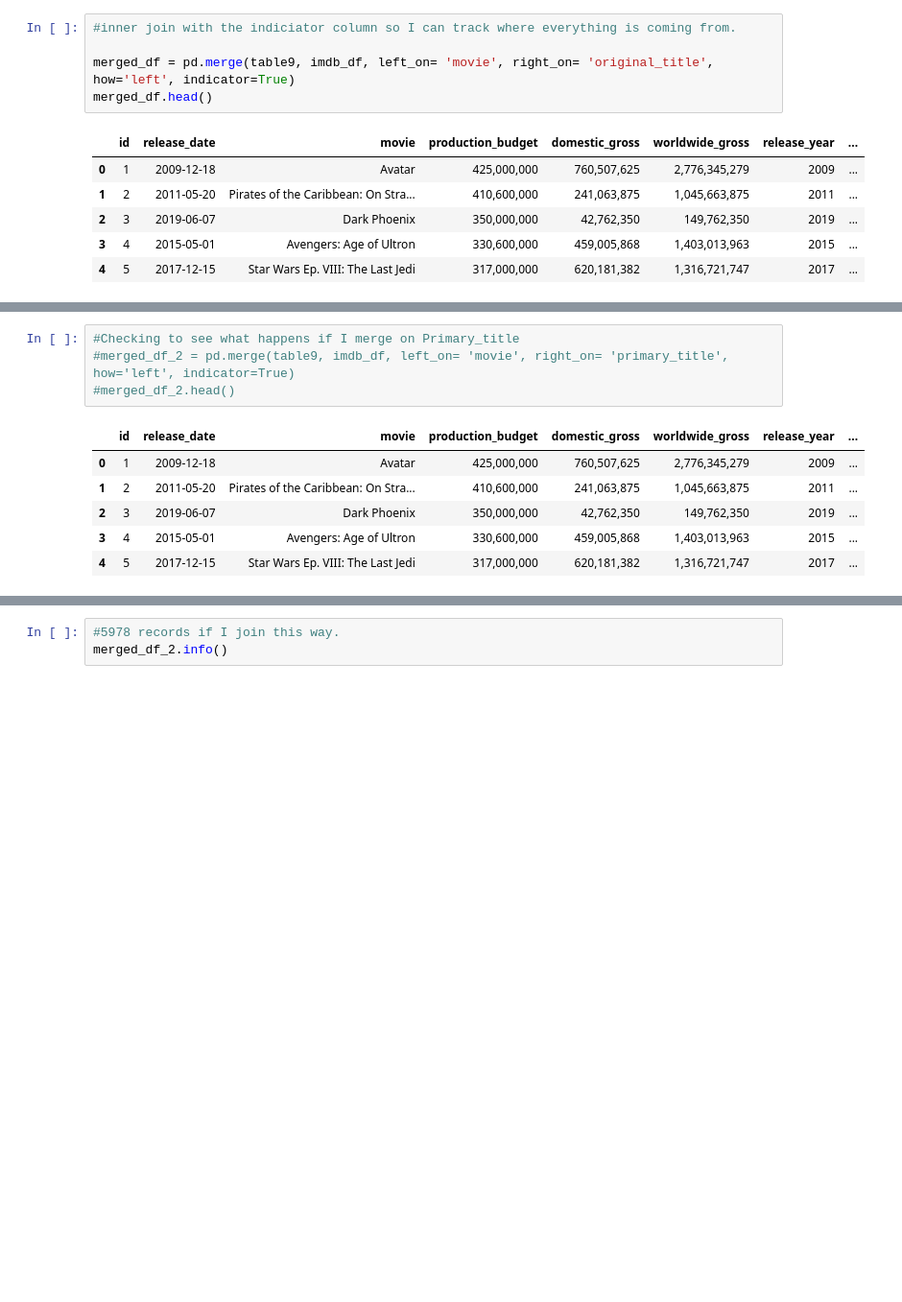
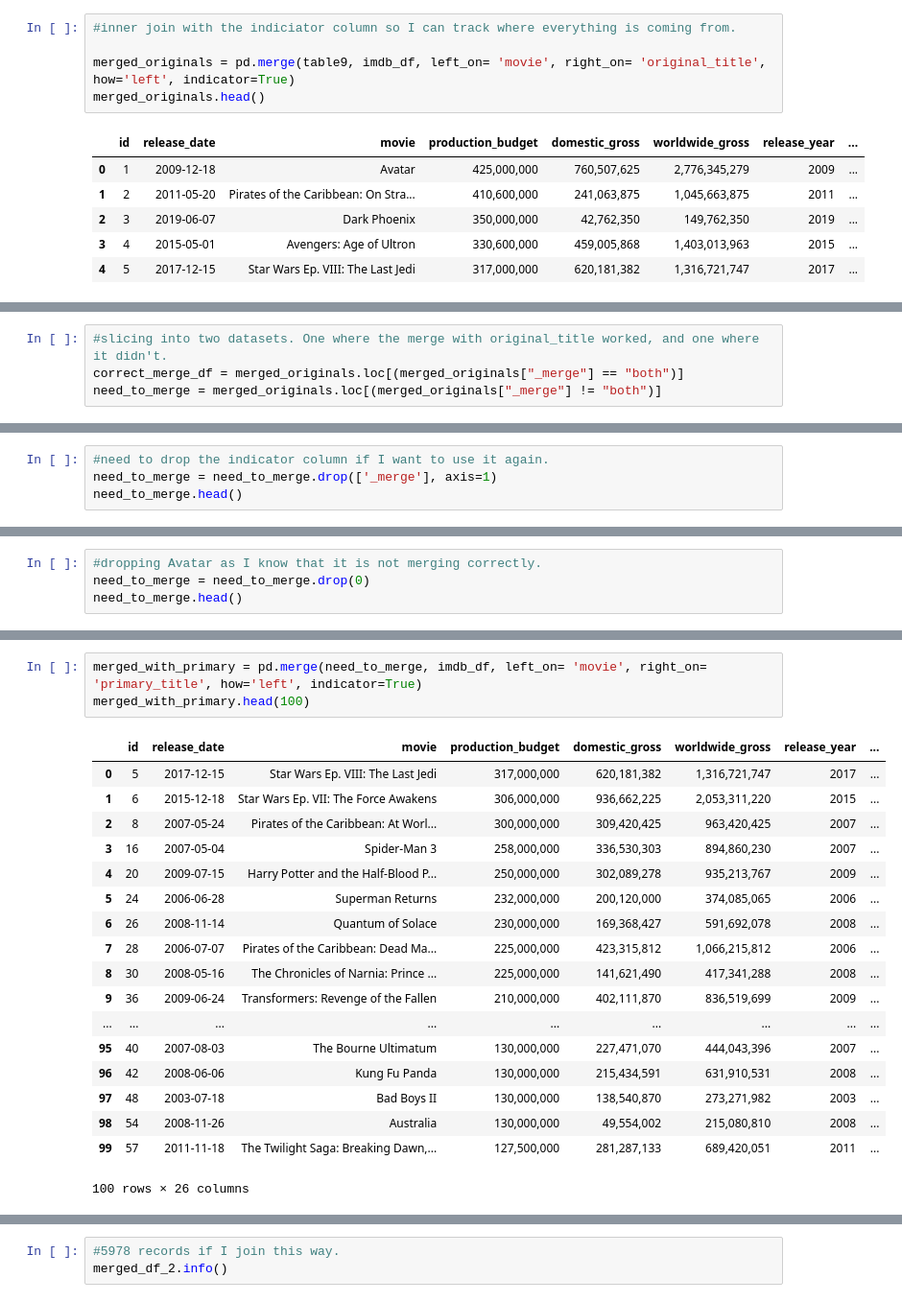
Before and after one commit to jxn628/dsc-phase-1-project, a Jupyter notebook: student.ipynb, the cells around one changed output, grey strips where cells are left out. Shown at 96% size. Drawn from its saved outputs; the diff is of its cells as text; blank space fills up the shorter version.

Commit message:
merged into project_df

```diff
--- a/student.ipynb
+++ b/student.ipynb
@@ -895,8 +877,8 @@ imdb_df.head(10)
 # %%
 #inner join with the indiciator column so I can track where everything is coming from.
 
-merged_df = pd.merge(table9, imdb_df, left_on= 'movie', right_on= 'original_title', how='left', indicator=True)
-merged_df.head()
+merged_originals = pd.merge(table9, imdb_df, left_on= 'movie', right_on= 'original_title', how='left', indicator=True)
+merged_originals.head()
 # %% [output]
 |  | id | release_date | movie | production_budget | domestic_gross | worldwide_gross | release_year | ... |
 | 0 | 1 | 2009-12-18 | Avatar | 425,000,000 | 760,507,625 | 2,776,345,279 | 2009 | ... |
@@ -927,0 +930,4 @@ memory usage: 818.8+ KB
+# %%
+#slicing into two datasets. One where the merge with original_title worked, and one where it didn't.
+correct_merge_df = merged_originals.loc[(merged_originals["_merge"] == "both")]
+need_to_merge = merged_originals.loc[(merged_originals["_merge"] != "both")]
@@ -947,0 +972,4 @@ merged_df.sort_values('total_profit', ascending=False).head(500)
+# %%
+#need to drop the indicator column if I want to use it again.
+need_to_merge = need_to_merge.drop(['_merge'], axis=1)
+need_to_merge.head()
@@ -947,0 +983,4 @@ merged_df.sort_values('total_profit', ascending=False).head(500)
+# %%
+#dropping Avatar as I know that it is not merging correctly.
+need_to_merge = need_to_merge.drop(0)
+need_to_merge.head()
@@ -948,11 +994,22 @@ merged_df.sort_values('total_profit', ascending=False).head(500)
 # %%
-#Checking to see what happens if I merge on Primary_title
-#merged_df_2 = pd.merge(table9, imdb_df, left_on= 'movie', right_on= 'primary_title', how='left', indicator=True)
-#merged_df_2.head()
+merged_with_primary = pd.merge(need_to_merge, imdb_df, left_on= 'movie', right_on= 'primary_title', how='left', indicator=True)
+merged_with_primary.head(100)
 # %% [output]
 |  | id | release_date | movie | production_budget | domestic_gross | worldwide_gross | release_year | ... |
-| 0 | 1 | 2009-12-18 | Avatar | 425,000,000 | 760,507,625 | 2,776,345,279 | 2009 | ... |
-| 1 | 2 | 2011-05-20 | Pirates of the Caribbean: On Stra... | 410,600,000 | 241,063,875 | 1,045,663,875 | 2011 | ... |
-| 2 | 3 | 2019-06-07 | Dark Phoenix | 350,000,000 | 42,762,350 | 149,762,350 | 2019 | ... |
-| 3 | 4 | 2015-05-01 | Avengers: Age of Ultron | 330,600,000 | 459,005,868 | 1,403,013,963 | 2015 | ... |
-| 4 | 5 | 2017-12-15 | Star Wars Ep. VIII: The Last Jedi | 317,000,000 | 620,181,382 | 1,316,721,747 | 2017 | ... |
+| 0 | 5 | 2017-12-15 | Star Wars Ep. VIII: The Last Jedi | 317,000,000 | 620,181,382 | 1,316,721,747 | 2017 | ... |
+| 1 | 6 | 2015-12-18 | Star Wars Ep. VII: The Force Awakens | 306,000,000 | 936,662,225 | 2,053,311,220 | 2015 | ... |
+| 2 | 8 | 2007-05-24 | Pirates of the Caribbean: At Worl... | 300,000,000 | 309,420,425 | 963,420,425 | 2007 | ... |
+| 3 | 16 | 2007-05-04 | Spider-Man 3 | 258,000,000 | 336,530,303 | 894,860,230 | 2007 | ... |
+| 4 | 20 | 2009-07-15 | Harry Potter and the Half-Blood P... | 250,000,000 | 302,089,278 | 935,213,767 | 2009 | ... |
+| 5 | 24 | 2006-06-28 | Superman Returns | 232,000,000 | 200,120,000 | 374,085,065 | 2006 | ... |
+| 6 | 26 | 2008-11-14 | Quantum of Solace | 230,000,000 | 169,368,427 | 591,692,078 | 2008 | ... |
+| 7 | 28 | 2006-07-07 | Pirates of the Caribbean: Dead Ma... | 225,000,000 | 423,315,812 | 1,066,215,812 | 2006 | ... |
+| 8 | 30 | 2008-05-16 | The Chronicles of Narnia: Prince ... | 225,000,000 | 141,621,490 | 417,341,288 | 2008 | ... |
+| 9 | 36 | 2009-06-24 | Transformers: Revenge of the Fallen | 210,000,000 | 402,111,870 | 836,519,699 | 2009 | ... |
+| ... | ... | ... | ... | ... | ... | ... | ... | ... |
+| 95 | 40 | 2007-08-03 | The Bourne Ultimatum | 130,000,000 | 227,471,070 | 444,043,396 | 2007 | ... |
+| 96 | 42 | 2008-06-06 | Kung Fu Panda | 130,000,000 | 215,434,591 | 631,910,531 | 2008 | ... |
+| 97 | 48 | 2003-07-18 | Bad Boys II | 130,000,000 | 138,540,870 | 273,271,982 | 2003 | ... |
+| 98 | 54 | 2008-11-26 | Australia | 130,000,000 | 49,554,002 | 215,080,810 | 2008 | ... |
+| 99 | 57 | 2011-11-18 | The Twilight Saga: Breaking Dawn,... | 127,500,000 | 281,287,133 | 689,420,051 | 2011 | ... |
+100 rows × 26 columns
```
Also changed, not shown: parts of 32 cells of this notebook.
